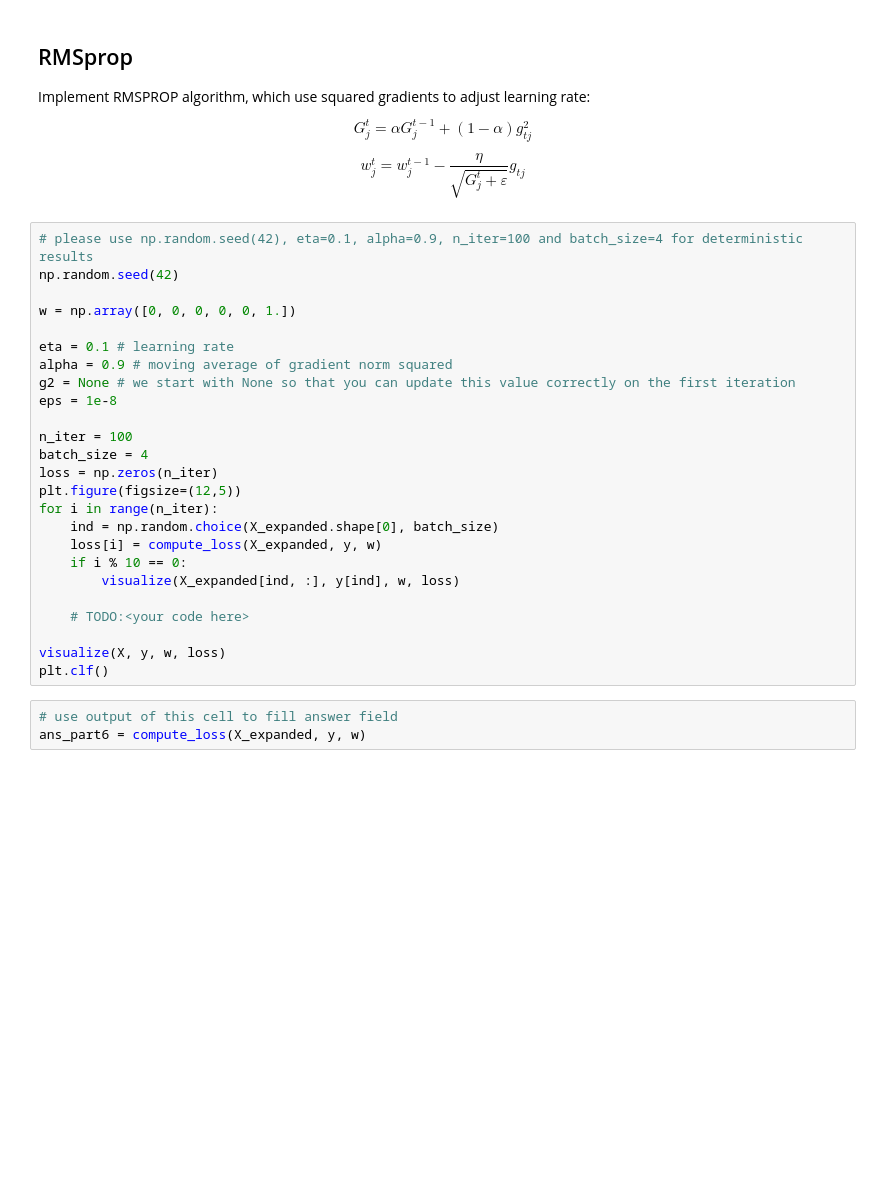
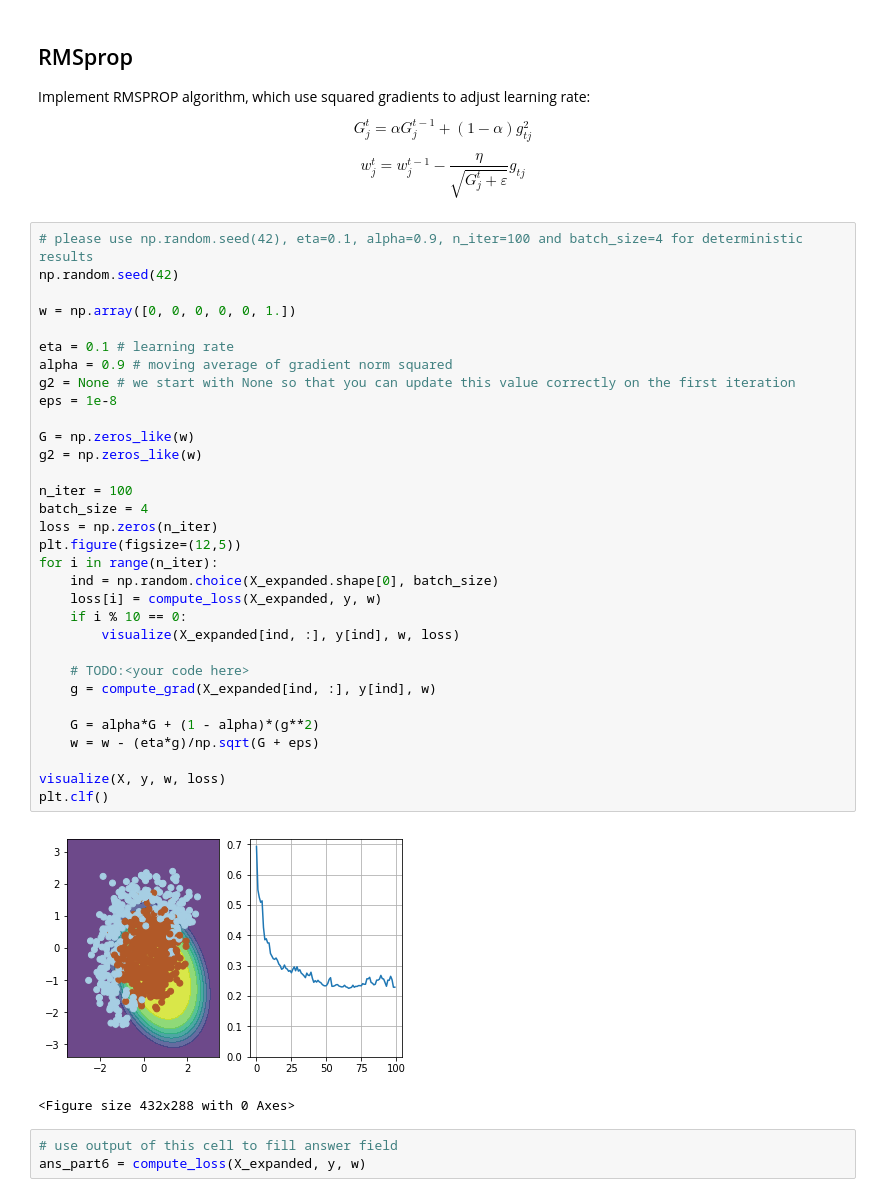
Before and after one commit to Gooogr/Coursera_Advanced_Machine_Learning, a Jupyter notebook: 1 - Introduction to Deep Learning/Copy_of_week01_pa.ipynb, the cells around one changed output. Drawn from its saved outputs; the diff is of its cells as text; blank space fills up the shorter version.

```diff
--- a/1 - Introduction to Deep Learning/Copy_of_week01_pa.ipynb
+++ b/1 - Introduction to Deep Learning/Copy_of_week01_pa.ipynb
@@ -325,28 +406,38 @@ $$ w_j^t = w_j^{t-1} - \dfrac{\eta}{\sqrt{G_j^t + \varepsilon}} g_{tj} $$
 # %%
 # please use np.random.seed(42), eta=0.1, alpha=0.9, n_iter=100 and batch_size=4 for deterministic results
 np.random.seed(42)
 
 w = np.array([0, 0, 0, 0, 0, 1.])
 
 eta = 0.1 # learning rate
 alpha = 0.9 # moving average of gradient norm squared
 g2 = None # we start with None so that you can update this value correctly on the first iteration
 eps = 1e-8
+
+G = np.zeros_like(w)
+g2 = np.zeros_like(w)
 
 n_iter = 100
 batch_size = 4
 loss = np.zeros(n_iter)
 plt.figure(figsize=(12,5))
 for i in range(n_iter):
     ind = np.random.choice(X_expanded.shape[0], batch_size)
     loss[i] = compute_loss(X_expanded, y, w)
     if i % 10 == 0:
         visualize(X_expanded[ind, :], y[ind], w, loss)
 
     # TODO:<your code here>
+    g = compute_grad(X_expanded[ind, :], y[ind], w)
+
+    G = alpha*G + (1 - alpha)*(g**2)
+    w = w - (eta*g)/np.sqrt(G + eps)
 
 visualize(X, y, w, loss)
 plt.clf()
+# %% [output]
+[figure, added]
+<Figure size 432x288 with 0 Axes>
 # %%
 # use output of this cell to fill answer field
 ans_part6 = compute_loss(X_expanded, y, w)
```
Also changed, not shown: parts of 21 cells of this notebook, 1 other file.
